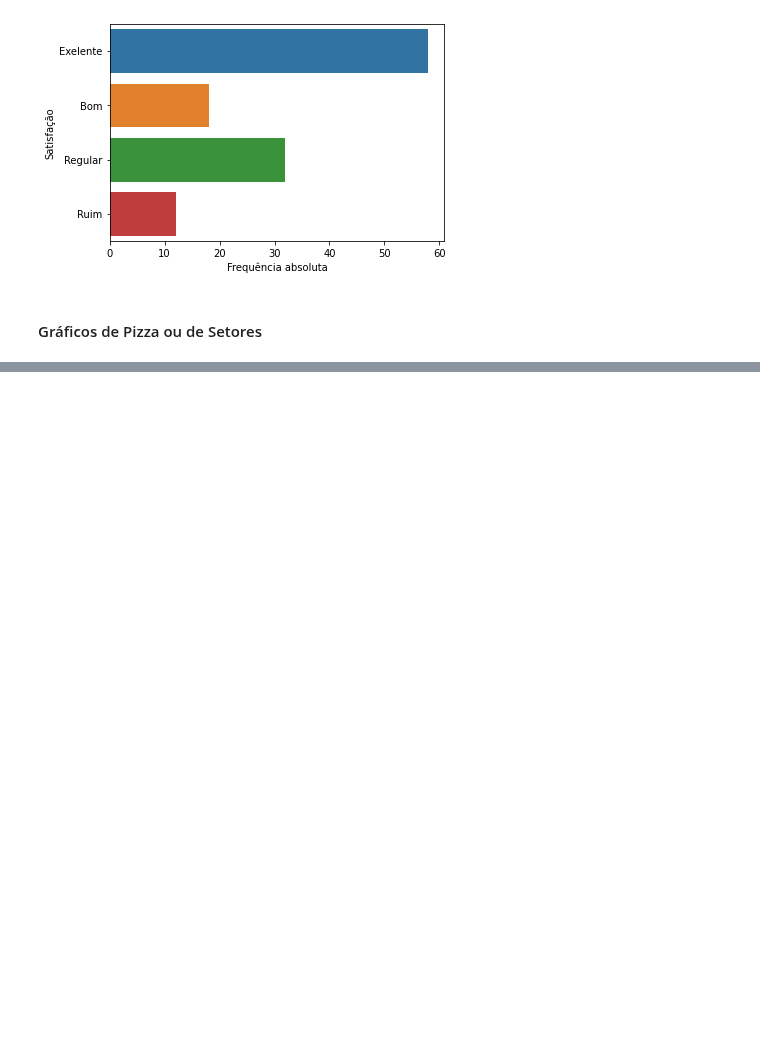
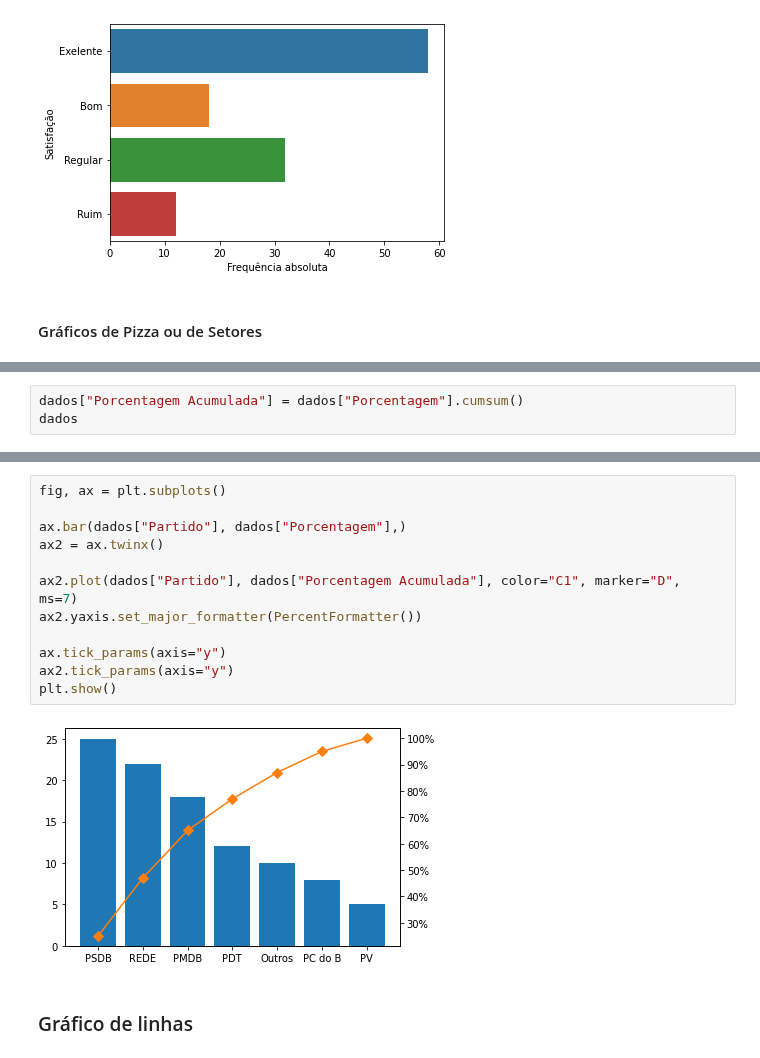
Before and after one commit to jvataidee/ManualdeAnalisedeDadosPython, a Jupyter notebook: cap2_estatistica_descritiva_univariada.ipynb, the cells around one changed output, grey strips where cells are left out. Saved outputs shown, nothing was run; the diff lists cells and outputs as text; blank space fills up the shorter version.

```diff
--- a/cap2_estatistica_descritiva_univariada.ipynb
+++ b/cap2_estatistica_descritiva_univariada.ipynb
@@ -157,0 +192,3 @@ ax = sns.barplot(y="Satisfação", x="Frequência absoluta", data=dados, )
+# %%
+dados["Porcentagem Acumulada"] = dados["Porcentagem"].cumsum()
+dados
@@ -157,0 +204,16 @@ ax = sns.barplot(y="Satisfação", x="Frequência absoluta", data=dados, )
+# %%
+fig, ax = plt.subplots()
+
+ax.bar(dados["Partido"], dados["Porcentagem"],)
+ax2 = ax.twinx()
+
+ax2.plot(dados["Partido"], dados["Porcentagem Acumulada"], color="C1", marker="D", ms=7)
+ax2.yaxis.set_major_formatter(PercentFormatter())
+
+ax.tick_params(axis="y")
+ax2.tick_params(axis="y")
+plt.show()
+# %% [output]
+[figure, added]
+# %% [markdown]
+### Gráfico de linhas
```
Also changed, not shown: parts of 5 cells of this notebook.
